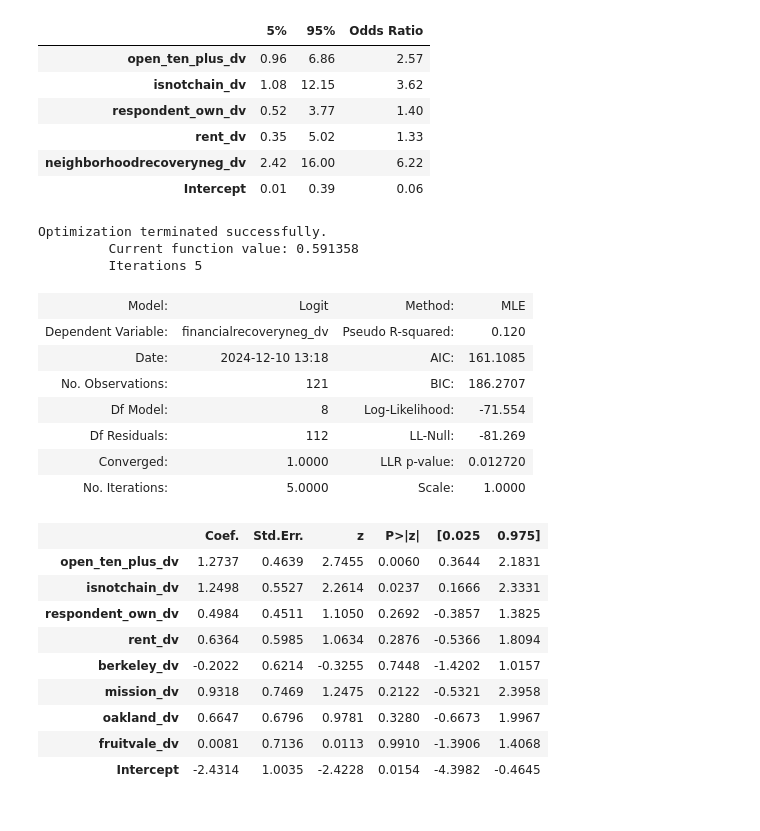
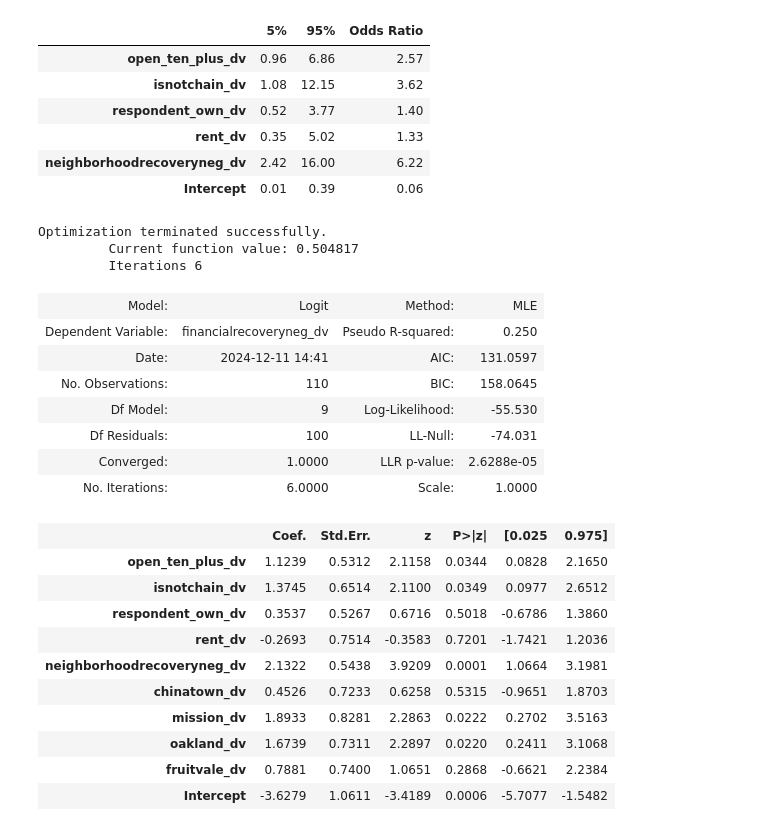
Before and after one commit to mbecica/business-survey-201, a Jupyter notebook: financial-stability.ipynb, the cells around one changed output. Saved outputs shown, nothing was run; the diff lists cells and outputs as text; code cells hidden in the pictures.

Commit message:
adjust neighborhood model, add type model

```diff
--- a/financial-stability.ipynb
+++ b/financial-stability.ipynb
@@ -158,9 +158,9 @@ TODO: no dummy variable set yet
 business_type_mapping = {
     "Activity Based": "Other",
     "Healthcare/Education": "Other",
-    "Services": "Retail and/or Services",
-    "Retail + Services": "Retail and/or Services",
-    "Retail": "Retail and/or Services",
+    "Services": "Services",
+    "Retail + Services": "Services",
+    "Retail": "Retail",
     "Restaurant/Bar": "Restaurant/Bar",
     "Grocery/Market": "Grocery/Market",
     "Other":"Other"
@@ -168,25 +168,36 @@ business_type_mapping = {
 grocery_dv = {
     "Grocery/Market": 1,
     "Restaurant/Bar": 0,
-    "Retail and/or Services": 0,
+    "Retail": 0,
+    "Services": 0,
     "Other": 0
 }
 other_type_dv = {
     "Grocery/Market": 0,
     "Restaurant/Bar": 0,
-    "Retail and/or Services": 0,
+    "Retail": 0,
+    "Services": 0,
     "Other": 1
 }
 retail_dv = {
     "Grocery/Market": 0,
     "Restaurant/Bar": 0,
-    "Retail and/or Services": 1,
+    "Retail": 1,
+    "Services": 0,
     "Other": 0
 }
 rest_dv = {
     "Grocery/Market": 0,
     "Restaurant/Bar": 1,
-    "Retail and/or Services": 0,
+    "Retail": 0,
+    "Services": 0,
+    "Other": 0
+}
+services_dv = {
+    "Grocery/Market": 0,
+    "Restaurant/Bar": 0,
+    "Retail": 0,
+    "Services": 1,
     "Other": 0
 }
 business_df["type_group"] = business_df["type"].map(business_type_mapping)
@@ -195,4 +206,4 @@ business_df["grocery_dv"] = business_df["type_group"].map(grocery_dv)
 business_df["other_type_dv"] = business_df["type_group"].map(other_type_dv)
 business_df["retail_dv"] = business_df["type_group"].map(retail_dv)
 business_df["rest_dv"] = business_df["type_group"].map(rest_dv)
-pd.crosstab(index=business_df["grocery_dv"], columns=business_df["financial_group"], dropna=False, margins=True, normalize=True)
+business_df["services_dv"] = business_df["type_group"].map(services_dv)
@@ -743,35 +842,37 @@ or_table
 # %%
 y = business_df['financialrecoveryneg_dv'] #testing negative sentiment
 ind_var = ['open_ten_plus_dv', 'isnotchain_dv', 'respondent_own_dv', 'rent_dv',
-           'berkeley_dv', 'mission_dv', 'oakland_dv', 'fruitvale_dv']
+           'neighborhoodrecoveryneg_dv',
+           'chinatown_dv', 'mission_dv', 'oakland_dv', 'fruitvale_dv']
 
 x = business_df[ind_var].assign(Intercept = 1) #Independent Variables
 y.value_counts()
 
 logit_model_n = sm.Logit(y, x, missing='drop').fit()
 logit_model_n.summary2()
 # %% [output]
 Optimization terminated successfully.
-         Current function value: 0.591358
-         Iterations 5
+         Current function value: 0.504817
+         Iterations 6
 | Model: | Logit | Method: | MLE |
-| Dependent Variable: | financialrecoveryneg_dv | Pseudo R-squared: | 0.120 |
-| Date: | 2024-12-10 13:18 | AIC: | 161.1085 |
-| No. Observations: | 121 | BIC: | 186.2707 |
-| Df Model: | 8 | Log-Likelihood: | -71.554 |
-| Df Residuals: | 112 | LL-Null: | -81.269 |
-| Converged: | 1.0000 | LLR p-value: | 0.012720 |
-| No. Iterations: | 5.0000 | Scale: | 1.0000 |
+| Dependent Variable: | financialrecoveryneg_dv | Pseudo R-squared: | 0.250 |
+| Date: | 2024-12-11 14:41 | AIC: | 131.0597 |
+| No. Observations: | 110 | BIC: | 158.0645 |
+| Df Model: | 9 | Log-Likelihood: | -55.530 |
+| Df Residuals: | 100 | LL-Null: | -74.031 |
+| Converged: | 1.0000 | LLR p-value: | 2.6288e-05 |
+| No. Iterations: | 6.0000 | Scale: | 1.0000 |
 |  | Coef. | Std.Err. | z | P>|z| | [0.025 | 0.975] |
-| open_ten_plus_dv | 1.2737 | 0.4639 | 2.7455 | 0.0060 | 0.3644 | 2.1831 |
-| isnotchain_dv | 1.2498 | 0.5527 | 2.2614 | 0.0237 | 0.1666 | 2.3331 |
-| respondent_own_dv | 0.4984 | 0.4511 | 1.1050 | 0.2692 | -0.3857 | 1.3825 |
-| rent_dv | 0.6364 | 0.5985 | 1.0634 | 0.2876 | -0.5366 | 1.8094 |
-| berkeley_dv | -0.2022 | 0.6214 | -0.3255 | 0.7448 | -1.4202 | 1.0157 |
-| mission_dv | 0.9318 | 0.7469 | 1.2475 | 0.2122 | -0.5321 | 2.3958 |
-| oakland_dv | 0.6647 | 0.6796 | 0.9781 | 0.3280 | -0.6673 | 1.9967 |
-| fruitvale_dv | 0.0081 | 0.7136 | 0.0113 | 0.9910 | -1.3906 | 1.4068 |
-| Intercept | -2.4314 | 1.0035 | -2.4228 | 0.0154 | -4.3982 | -0.4645 |
+| open_ten_plus_dv | 1.1239 | 0.5312 | 2.1158 | 0.0344 | 0.0828 | 2.1650 |
+| isnotchain_dv | 1.3745 | 0.6514 | 2.1100 | 0.0349 | 0.0977 | 2.6512 |
+| respondent_own_dv | 0.3537 | 0.5267 | 0.6716 | 0.5018 | -0.6786 | 1.3860 |
+| rent_dv | -0.2693 | 0.7514 | -0.3583 | 0.7201 | -1.7421 | 1.2036 |
+| neighborhoodrecoveryneg_dv | 2.1322 | 0.5438 | 3.9209 | 0.0001 | 1.0664 | 3.1981 |
+| chinatown_dv | 0.4526 | 0.7233 | 0.6258 | 0.5315 | -0.9651 | 1.8703 |
+| mission_dv | 1.8933 | 0.8281 | 2.2863 | 0.0222 | 0.2702 | 3.5163 |
+| oakland_dv | 1.6739 | 0.7311 | 2.2897 | 0.0220 | 0.2411 | 3.1068 |
+| fruitvale_dv | 0.7881 | 0.7400 | 1.0651 | 0.2868 | -0.6621 | 2.2384 |
+| Intercept | -3.6279 | 1.0611 | -3.4189 | 0.0006 | -5.7077 | -1.5482 |
 # %%
 # Odds Ratios
 or_table = np.exp(logit_model_n.conf_int()) #Exponentiate Confidence Intervals
```
Also changed, not shown: parts of 19 cells of this notebook.
